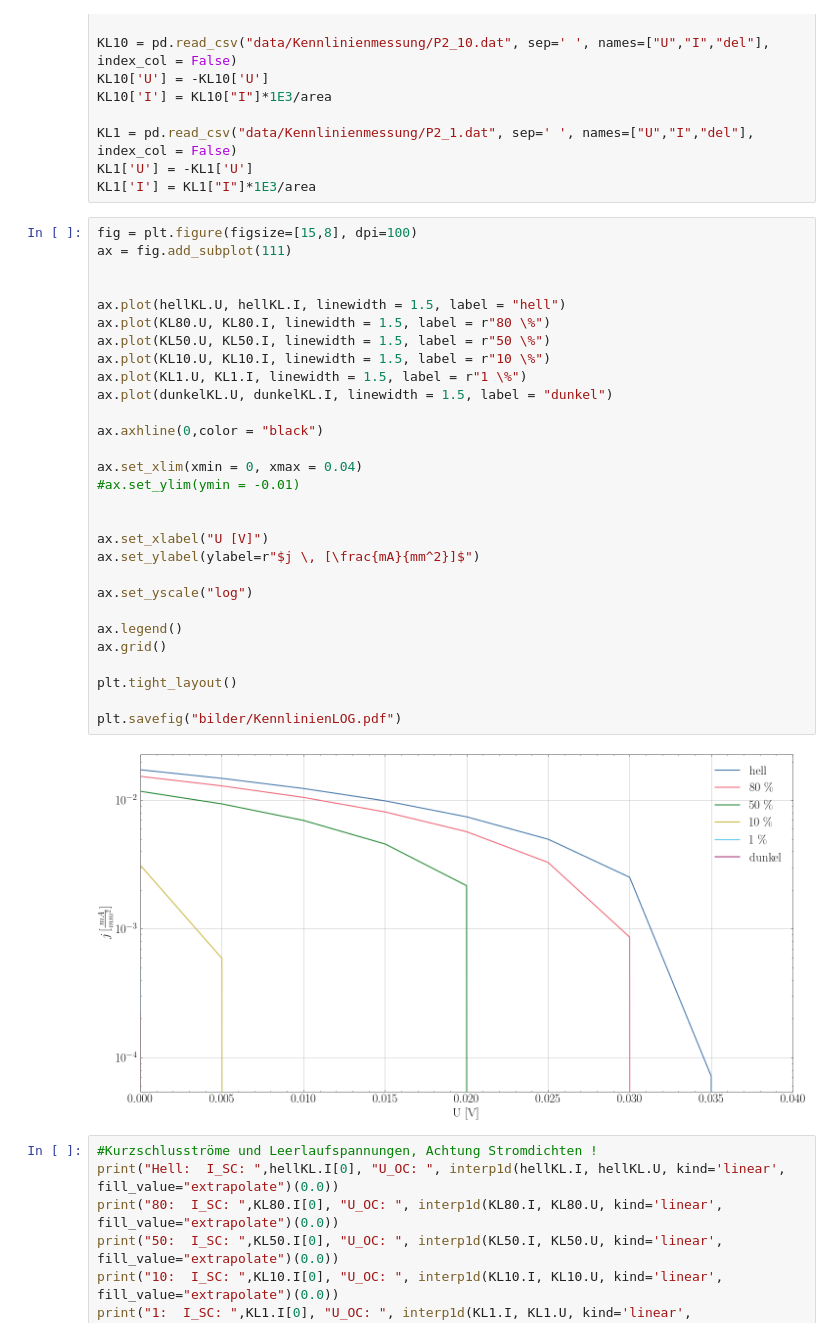
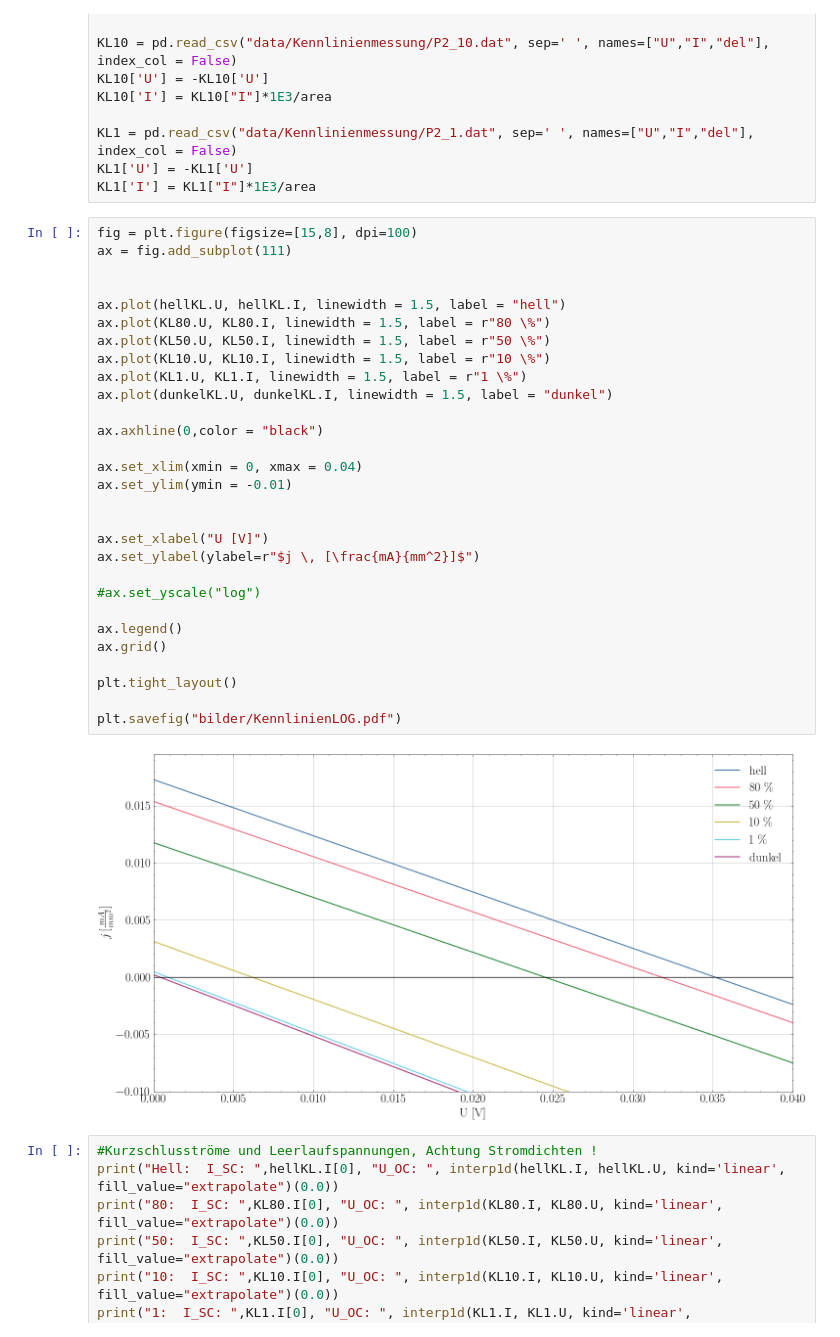
Before and after one commit to FlorianAdamczyk/FPrak_Perowskitsolarzellen, a Jupyter notebook: Auswertung.ipynb, the cells around one changed output. Cells and saved outputs as stored; diff of their text form.

```diff
--- a/Auswertung.ipynb
+++ b/Auswertung.ipynb
@@ -45,34 +46,34 @@ KL1['I'] = KL1["I"]*1E3/area
 # %%
 fig = plt.figure(figsize=[15,8], dpi=100)
 ax = fig.add_subplot(111)
 
 
 ax.plot(hellKL.U, hellKL.I, linewidth = 1.5, label = "hell")
 ax.plot(KL80.U, KL80.I, linewidth = 1.5, label = r"80 \%")
 ax.plot(KL50.U, KL50.I, linewidth = 1.5, label = r"50 \%")
 ax.plot(KL10.U, KL10.I, linewidth = 1.5, label = r"10 \%")
 ax.plot(KL1.U, KL1.I, linewidth = 1.5, label = r"1 \%")
 ax.plot(dunkelKL.U, dunkelKL.I, linewidth = 1.5, label = "dunkel")
 
 ax.axhline(0,color = "black")
 
 ax.set_xlim(xmin = 0, xmax = 0.04)
-#ax.set_ylim(ymin = -0.01)
+ax.set_ylim(ymin = -0.01)
 
 
 ax.set_xlabel("U [V]")
 ax.set_ylabel(ylabel=r"$j \, [\frac{mA}{mm^2}]$")
 
-ax.set_yscale("log")
+#ax.set_yscale("log")
 
 ax.legend()
 ax.grid()
 
 plt.tight_layout()
 
 plt.savefig("bilder/KennlinienLOG.pdf")
 # %% [output]
-[figure, old version]
+[figure, new version]
 # %%
 #Kurzschlusströme und Leerlaufspannungen, Achtung Stromdichten !
 print("Hell:  I_SC: ",hellKL.I[0], "U_OC: ", interp1d(hellKL.I, hellKL.U, kind='linear', fill_value="extrapolate")(0.0))
```
Also changed, not shown: parts of 6 cells of this notebook, 4 other files.
